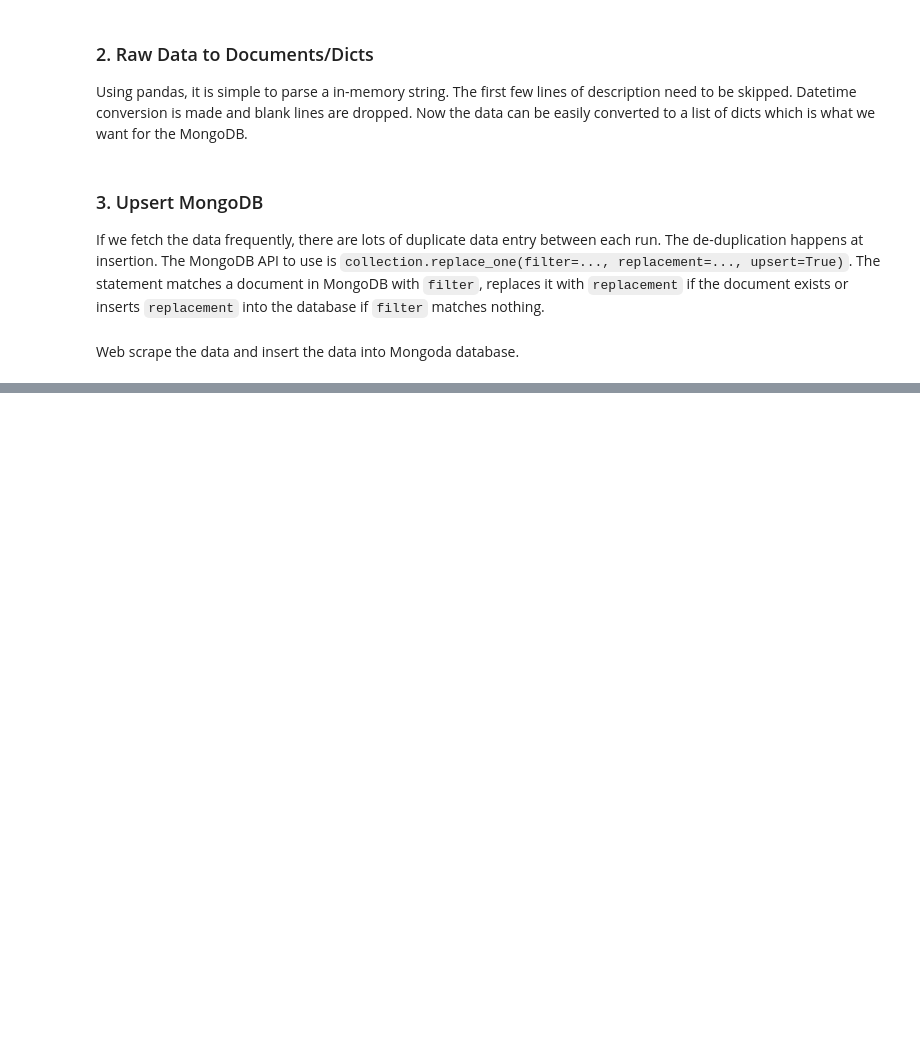
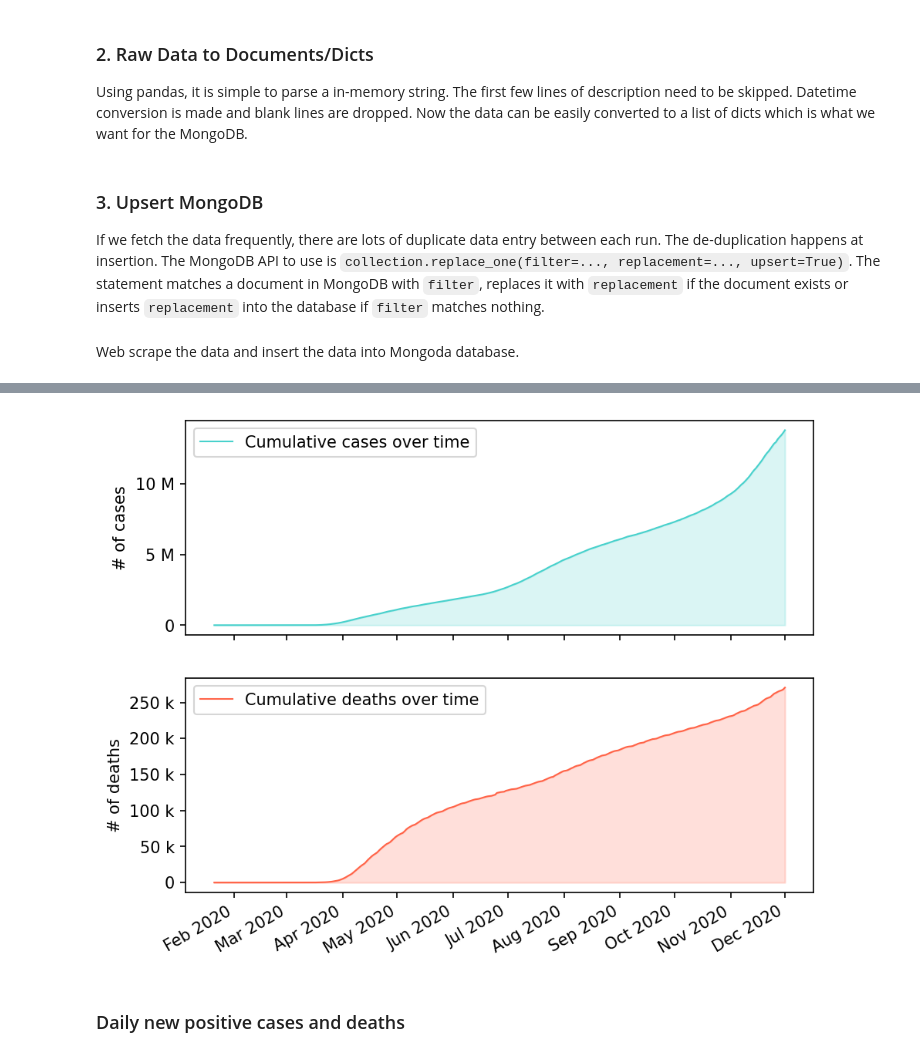
Before and after one commit to cengc13/data1050-final-project, a Jupyter notebook: ETL_EDA.ipynb, the cells around one changed output, grey strips where cells are left out. Cells and saved outputs as stored; diff of their text form; code cells hidden in the pictures; blank space fills up the shorter version.

Commit message:
update EDA and Visualization (plotly) notebooks

```diff
--- a/ETL_EDA.ipynb
+++ b/ETL_EDA.ipynb
@@ -144,0 +144,24 @@ df.tail()
+# %%
+fig, (ax1, ax2) = plt.subplots(2, 1, figsize=(7,6), dpi=150, sharex=True)
+ax1.plot(df.date.values, df.cases.values, linestyle='-', color='mediumturquoise', linewidth=1,
+         label='Cumulative cases over time')
+ax2.plot(df.date.values, df.deaths.values, linestyle='-', color='tomato', linewidth=1,
+         label='Cumulative deaths over time')
+
+# beautify the x-labels
+plt.gcf().autofmt_xdate()
+myFmt = mdates.DateFormatter('%b %Y')
+ax1.xaxis.set_major_formatter(myFmt)
+ax1.yaxis.set_major_formatter(EngFormatter())
+ax2.yaxis.set_major_formatter(EngFormatter())
+ax1.set_ylabel('# of cases')
+ax2.set_ylabel('# of deaths')
+# add shaded area
+ax1.fill_between(df.date, 0, df.cases, color='mediumturquoise', alpha=0.2)
+ax2.fill_between(df.date, 0, df.deaths, color='tomato', alpha=0.2)
+ax1.legend()
+ax2.legend(loc=2);
+# %% [output]
+[figure, added]
+# %% [markdown]
+### Daily new positive cases and deaths
```
Also changed, not shown: parts of 26 cells of this notebook.
